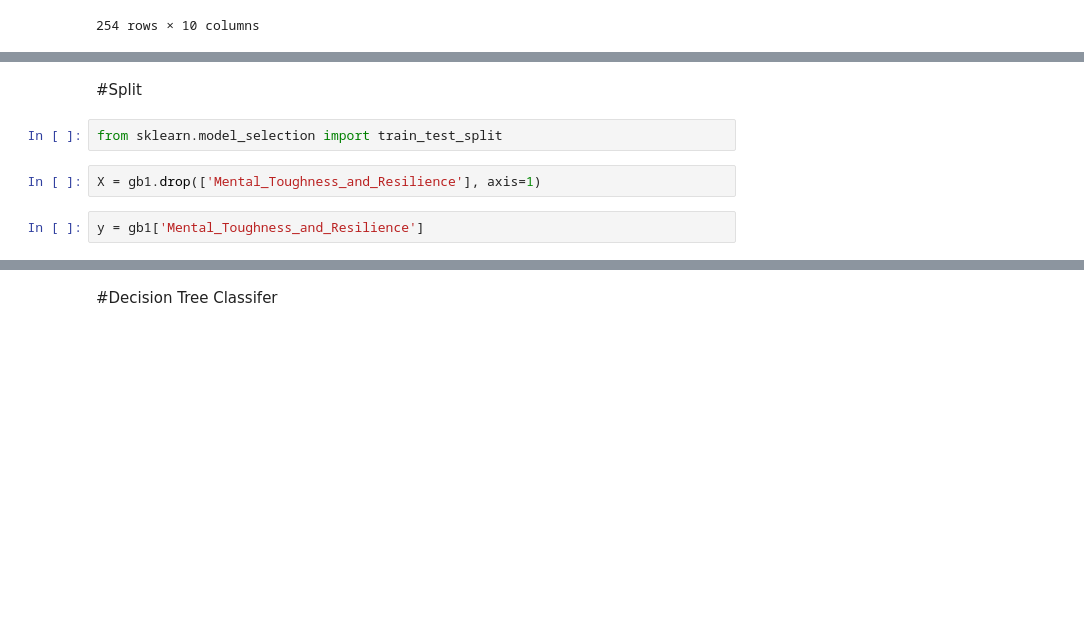
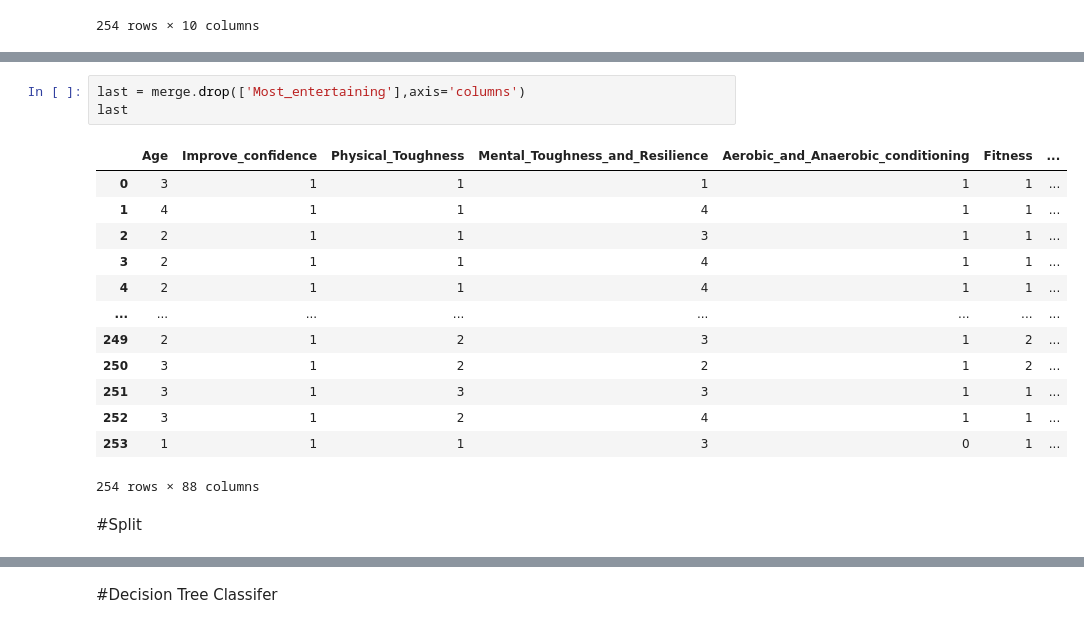
Before and after one commit to Girish-30/BI_project, a Jupyter notebook: Final_project.ipynb, the cells around one changed output, grey strips where cells are left out. Cells and saved outputs as stored; diff of their text form; blank space fills up the shorter version.

```diff
--- a/Final_project.ipynb
+++ b/Final_project.ipynb
@@ -644,8 +658,19 @@ one_hot_data
+# %%
+last = merge.drop(['Most_entertaining'],axis='columns')
+last
+# %% [output]
+|  | Age | Improve_confidence | Physical_Toughness | Mental_Toughness_and_Resilience | Aerobic_and_Anaerobic_conditioning | Fitness | ... |
+| 0 | 3 | 1 | 1 | 1 | 1 | 1 | ... |
+| 1 | 4 | 1 | 1 | 4 | 1 | 1 | ... |
+| 2 | 2 | 1 | 1 | 3 | 1 | 1 | ... |
+| 3 | 2 | 1 | 1 | 4 | 1 | 1 | ... |
+| 4 | 2 | 1 | 1 | 4 | 1 | 1 | ... |
+| ... | ... | ... | ... | ... | ... | ... | ... |
+| 249 | 2 | 1 | 2 | 3 | 1 | 2 | ... |
+| 250 | 3 | 1 | 2 | 2 | 1 | 2 | ... |
+| 251 | 3 | 1 | 3 | 3 | 1 | 1 | ... |
+| 252 | 3 | 1 | 2 | 4 | 1 | 1 | ... |
+| 253 | 1 | 1 | 1 | 3 | 0 | 1 | ... |
+254 rows × 88 columns
 # %% [markdown]
 #Split
-# %%
-from sklearn.model_selection import train_test_split
-# %%
-X = gb1.drop(['Mental_Toughness_and_Resilience'], axis=1)
-# %%
-y = gb1['Mental_Toughness_and_Resilience']
```
Also changed, not shown: parts of 26 cells of this notebook.
